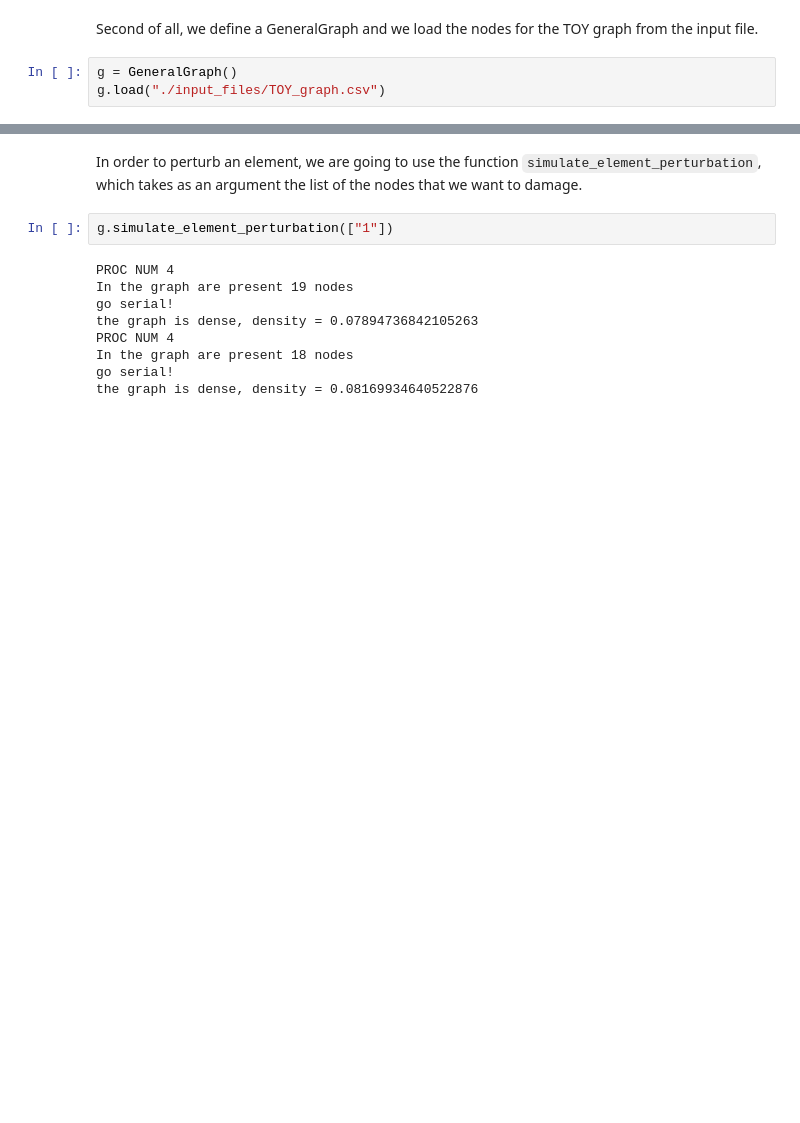
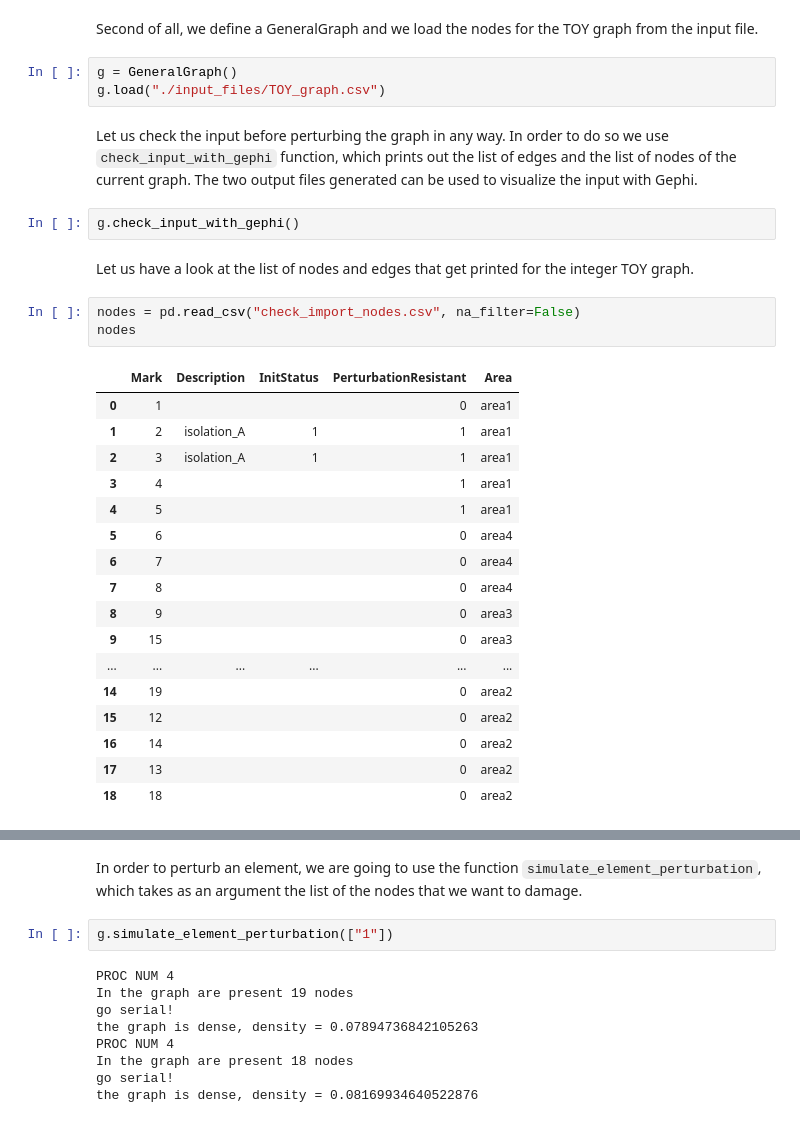
Before and after one commit to mathLab/GRAPE, a Jupyter notebook: tutorials/tutorial01/01_element_perturbation.ipynb, the cells around one changed output, grey strips where cells are left out. Cells and saved outputs as stored; diff of their text form; blank space fills up the shorter version.

Commit message:
Add input check (#51)

```diff
--- a/tutorials/tutorial01/01_element_perturbation.ipynb
+++ b/tutorials/tutorial01/01_element_perturbation.ipynb
@@ -70,3 +71,30 @@ Second of all, we define a GeneralGraph and we load the nodes for the TOY graph
 # %%
 g = GeneralGraph()
 g.load("./input_files/TOY_graph.csv")
+# %% [markdown]
+Let us check the input before perturbing the graph in any way. In order to do so we use `check_input_with_gephi` function, which prints out the list of edges and the list of nodes of the current graph.  The two output files generated can be used to visualize the input with Gephi.
+# %%
+g.check_input_with_gephi()
+# %% [markdown]
+Let us have a look at the list of nodes and edges that get printed for the integer TOY graph.
+# %%
+nodes = pd.read_csv("check_import_nodes.csv", na_filter=False)
+nodes
+# %% [output]
+|  | Mark | Description | InitStatus | PerturbationResistant | Area |
+| 0 | 1 |  |  | 0 | area1 |
+| 1 | 2 | isolation_A | 1 | 1 | area1 |
+| 2 | 3 | isolation_A | 1 | 1 | area1 |
+| 3 | 4 |  |  | 1 | area1 |
+| 4 | 5 |  |  | 1 | area1 |
+| 5 | 6 |  |  | 0 | area4 |
+| 6 | 7 |  |  | 0 | area4 |
+| 7 | 8 |  |  | 0 | area4 |
+| 8 | 9 |  |  | 0 | area3 |
+| 9 | 15 |  |  | 0 | area3 |
+| ... | ... | ... | ... | ... | ... |
+| 14 | 19 |  |  | 0 | area2 |
+| 15 | 12 |  |  | 0 | area2 |
+| 16 | 14 |  |  | 0 | area2 |
+| 17 | 13 |  |  | 0 | area2 |
+| 18 | 18 |  |  | 0 | area2 |
```
Also changed, not shown: parts of 7 cells of this notebook, 3 other files.
